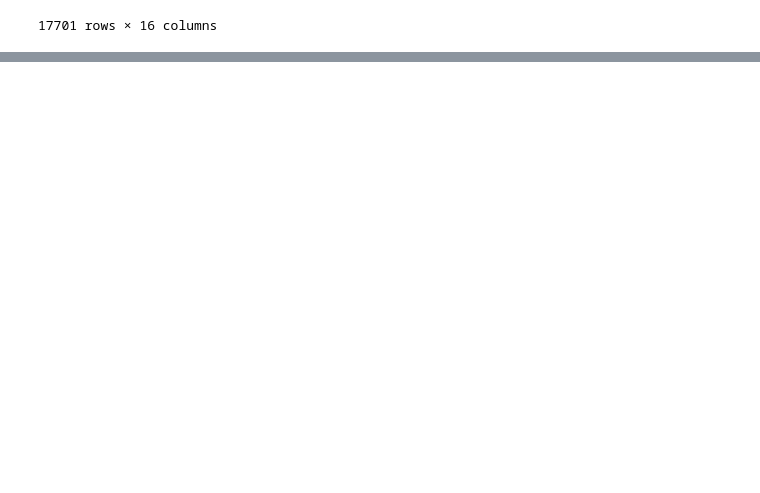
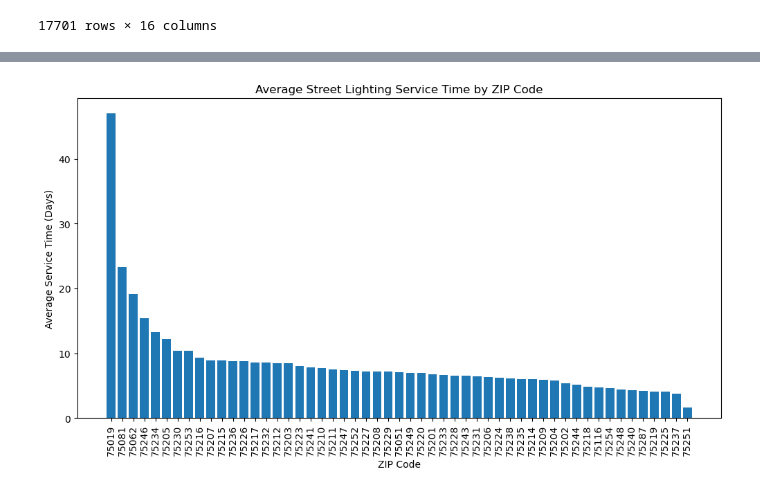
Before and after one commit to ratraverfallick/Hackathon_REU2026_Group4, a Jupyter notebook: lightdata.ipynb, the cells around one changed output, grey strips where cells are left out. Saved outputs shown, nothing was run; the diff lists cells and outputs as text; code cells hidden in the pictures; blank space fills up the shorter version.

Commit message:
light notebook

```diff
--- a/lightdata.ipynb
+++ b/lightdata.ipynb
@@ -85,0 +130,23 @@ service_light
+# %%
+service_light["created_date"] = pd.to_datetime(service_light["created_date"])
+service_light["closed_date"] = pd.to_datetime(service_light["closed_date"])
+# %%
+#only closed requests
+closed = service_light[
+    service_light["status"].str.contains("Closed", case=False, na=False)
+].copy()
+# %%
+#service time in days
+closed["service_time_days"] = (
+    closed["closed_date"] - closed["created_date"]
+).dt.total_seconds() / 86400
+# %%
+#compare by zip code
+zip_summary = (
+    closed.groupby("zip_code")["service_time_days"]
+    .agg(["count", "mean", "median", "min", "max"])
+    .sort_values("mean", ascending=False)
+    .reset_index()
+)
+
+zip_summary
@@ -85,0 +171,14 @@ service_light
+# %%
+#bar chart mean
+import matplotlib.pyplot as plt
+
+zip_summary_filtered = zip_summary.sort_values("mean", ascending=False)
+plt.figure(figsize=(12, 6))
+plt.bar(zip_summary_filtered["zip_code"], zip_summary_filtered["mean"])
+plt.xticks(rotation=90)
+plt.xlabel("ZIP Code")
+plt.ylabel("Average Service Time (Days)")
+plt.title("Average Street Lighting Service Time by ZIP Code")
+plt.show()
+# %% [output]
+[figure, added]
```
Also changed, not shown: parts of 8 cells of this notebook.
